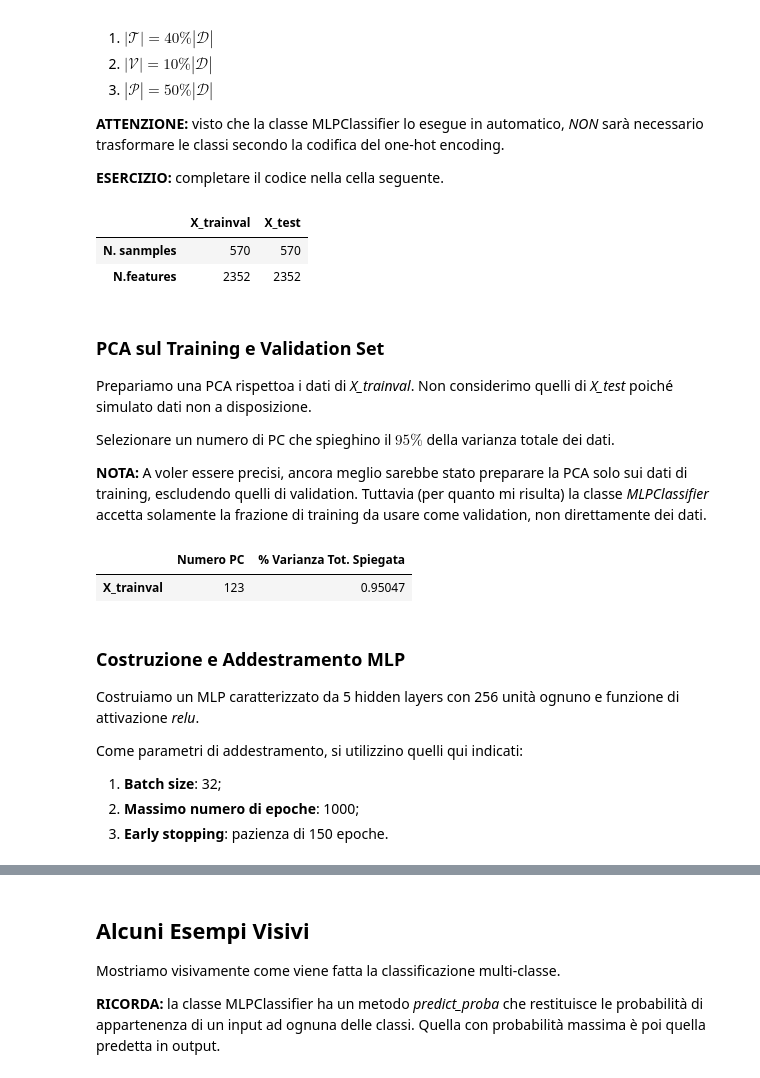
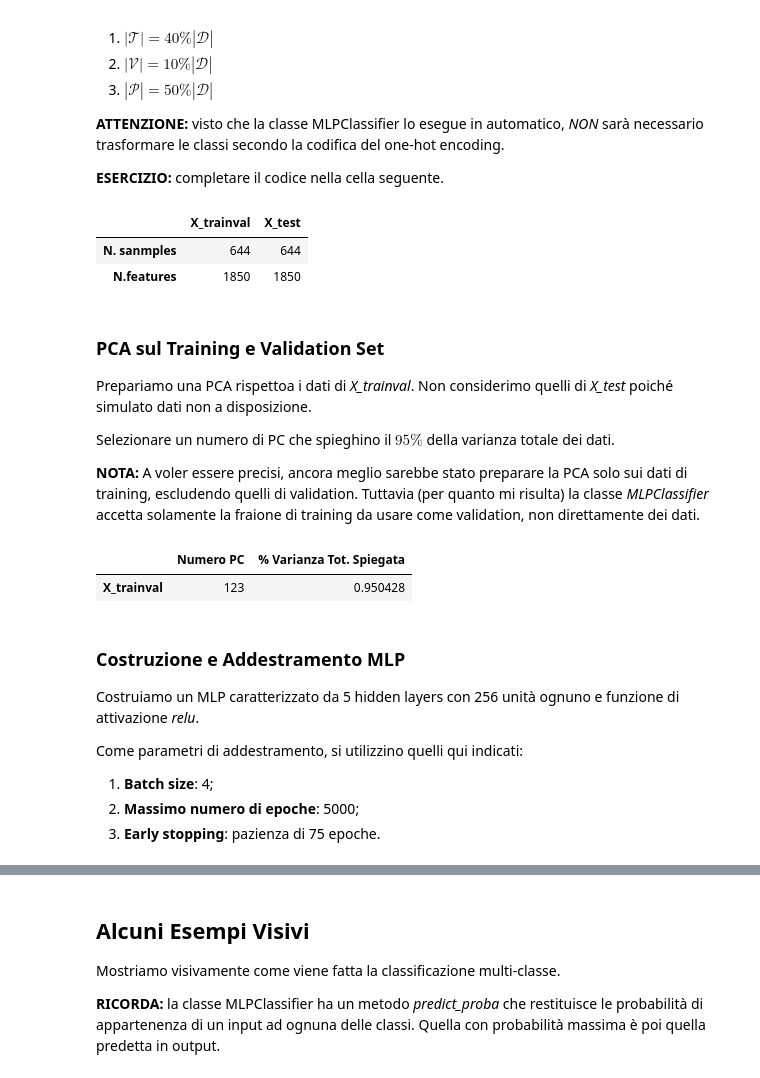
Before and after one commit to Edoxy/MIA, a Jupyter notebook: MLP.ipynb, the cells around one changed output, grey strips where cells are left out. Saved outputs shown, nothing was run; the diff lists cells and outputs as text; code cells hidden in the pictures.

```diff
--- a/MLP.ipynb
+++ b/MLP.ipynb
@@ -339,28 +339,28 @@ Importiamo il dataset $\mathcal{D}$ da scikit-learn e dividiamolo in $\mathcal{T
 
 **ESERCIZIO:** completare il codice nella cella seguente.
 # %%
-lfw_people = datasets.fetch_lfw_people(min_faces_per_person=100, resize=0.45)
+lfw_people = datasets.fetch_lfw_people(min_faces_per_person=70, resize=0.4)
 
 face_data = lfw_people['data']
 face_images = lfw_people['images']
 face_tnames = lfw_people['target_names']
 face_targets = lfw_people['target']
 
 # Creare gli X_trainval, y_trainval, X_test, y_test
 # (RICORDA: il validation set viene creato "internamente" dalla classe MLPClassifier.
 # Gli deve essere solamente specificata la percentuale rispetto al training set)
 
 random_state = 20210527
 test_p = 0.5
-val_p = 0.2  # Percentuale di dati di X_trainval da usare come validation set
+val_p = 0.25  # Percentuale di dati di X_trainval da usare come validation set
 
 X_trainval, X_test, y_trainval, y_test = train_test_split(face_data, face_targets, test_size=test_p, random_state=random_state, shuffle=True)
 
 display(pd.DataFrame({'X_trainval': X_trainval.shape, 'X_test': X_test.shape}, index=['N. sanmples', 'N.features']))
 # %% [output]
 |  | X_trainval | X_test |
-| N. sanmples | 570 | 570 |
-| N.features | 2352 | 2352 |
+| N. sanmples | 644 | 644 |
+| N.features | 1850 | 1850 |
 # %% [markdown]
 ### PCA sul Training e Validation Set
 
@@ -368,7 +368,7 @@ Prepariamo una PCA rispettoa i dati di *X_trainval*. Non considerimo quelli di *
 
 Selezionare un numero di PC che spieghino il $95\%$ della varianza totale dei dati.
 
-**NOTA:** A voler essere precisi, ancora meglio sarebbe stato preparare la PCA solo sui dati di training, escludendo quelli di validation. Tuttavia (per quanto mi risulta) la classe _MLPClassifier_ accetta solamente la frazione di training da usare come validation, non direttamente dei dati.
+**NOTA:** A voler essere precisi, ancora meglio sarebbe stato preparare la PCA solo sui dati di training, escludendo quelli di validation. Tuttavia (per quanto mi risulta) la classe _MLPClassifier_ accetta solamente la fraione di training da usare come validation, non direttamente dei dati.
 # %%
 # Preparazione PCA
 
@@ -389,15 +389,15 @@ X_test_old = X_test.copy()
 X_test = pca.transform(X_test)
 # %% [output]
 |  | Numero PC | % Varianza Tot. Spiegata |
-| X_trainval | 123 | 0.95047 |
+| X_trainval | 123 | 0.950428 |
 # %% [markdown]
 ### Costruzione e Addestramento MLP
 
 Costruiamo un MLP caratterizzato da 5 hidden layers con 256 unità ognuno e funzione di attivazione _relu_.
 
 Come parametri di addestramento, si utilizzino quelli qui indicati:
-1. **Batch size**: 32;
-2. **Massimo numero di epoche**: 1000;
-3. **Early stopping**: pazienza di 150 epoche.
+1. **Batch size**: 4;
+2. **Massimo numero di epoche**: 5000;
+3. **Early stopping**: pazienza di 75 epoche.
 # %%
 # Inizializzazione iper-parametri MLP
```
Also changed, not shown: parts of 17 cells of this notebook, 4 other files.
